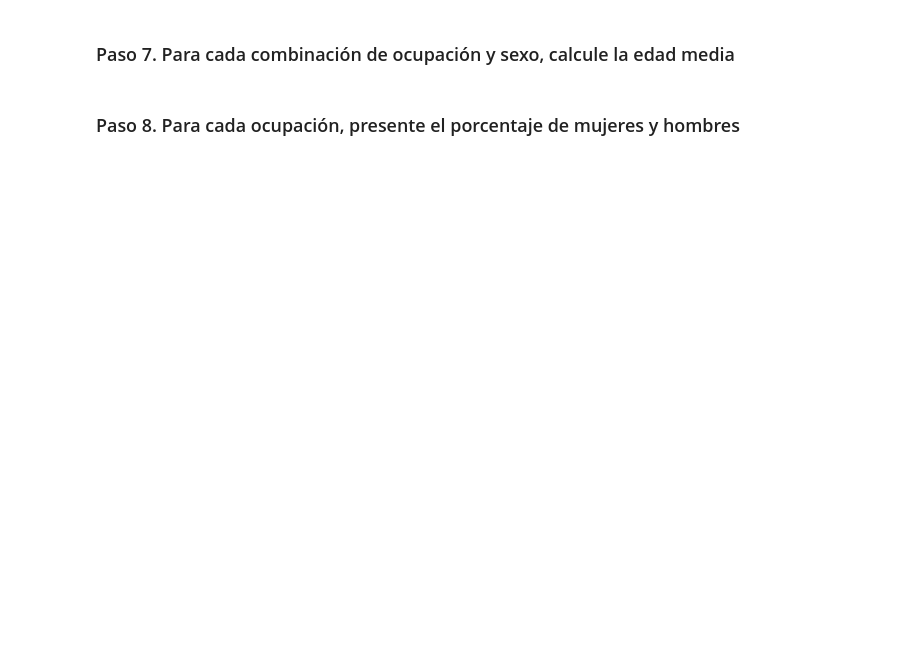
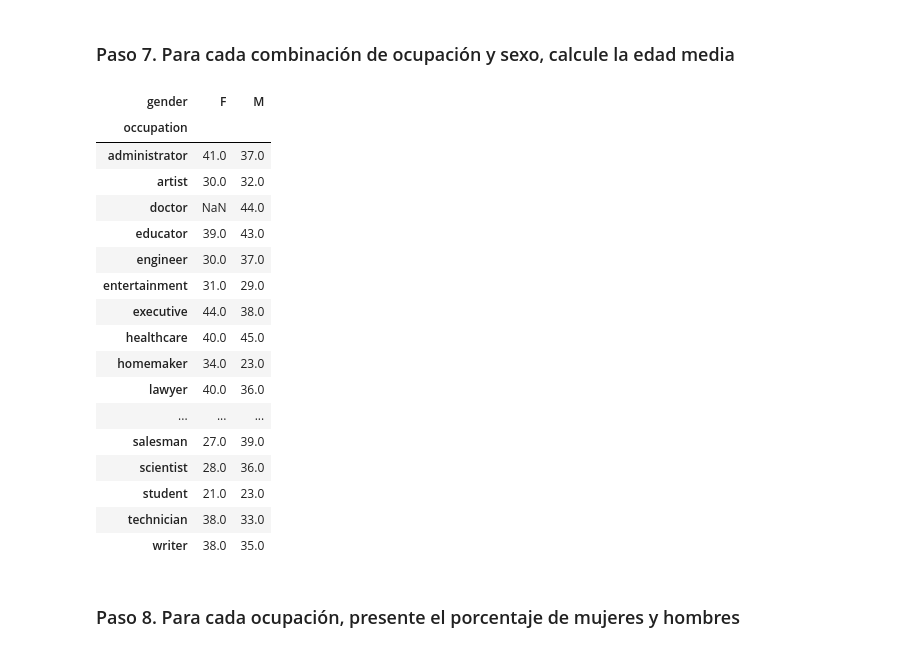
Before and after one commit to abdonrb/DS102024, a Jupyter notebook: 2-DataAnalysis/2-Pandas/Practica/6-Occupation/Occupation Grouping.ipynb, the cells around one changed output. Cells and saved outputs as stored; diff of their text form; code cells hidden in the pictures; blank space fills up the shorter version.

```diff
--- a/2-DataAnalysis/2-Pandas/Practica/6-Occupation/Occupation Grouping.ipynb
+++ b/2-DataAnalysis/2-Pandas/Practica/6-Occupation/Occupation Grouping.ipynb
@@ -130,4 +151,26 @@ dtype: float64
 # %% [markdown]
 ### Paso 7. Para cada combinación de ocupación y sexo, calcule la edad media
+# %%
+mean_age_sex = usuarios.groupby(['occupation','gender'])['age'].mean().round(0)
+mean_age_sex.unstack()
+# %% [output]
+| gender | F | M |
+| occupation |  |  |
+| administrator | 41.0 | 37.0 |
+| artist | 30.0 | 32.0 |
+| doctor | NaN | 44.0 |
+| educator | 39.0 | 43.0 |
+| engineer | 30.0 | 37.0 |
+| entertainment | 31.0 | 29.0 |
+| executive | 44.0 | 38.0 |
+| healthcare | 40.0 | 45.0 |
+| homemaker | 34.0 | 23.0 |
+| lawyer | 40.0 | 36.0 |
+| ... | ... | ... |
+| salesman | 27.0 | 39.0 |
+| scientist | 28.0 | 36.0 |
+| student | 21.0 | 23.0 |
+| technician | 38.0 | 33.0 |
+| writer | 38.0 | 35.0 |
 # %% [markdown]
 ### Paso 8.  Para cada ocupación, presente el porcentaje de mujeres y hombres
```
Also changed, not shown: parts of 2 cells of this notebook, 2 other files.
